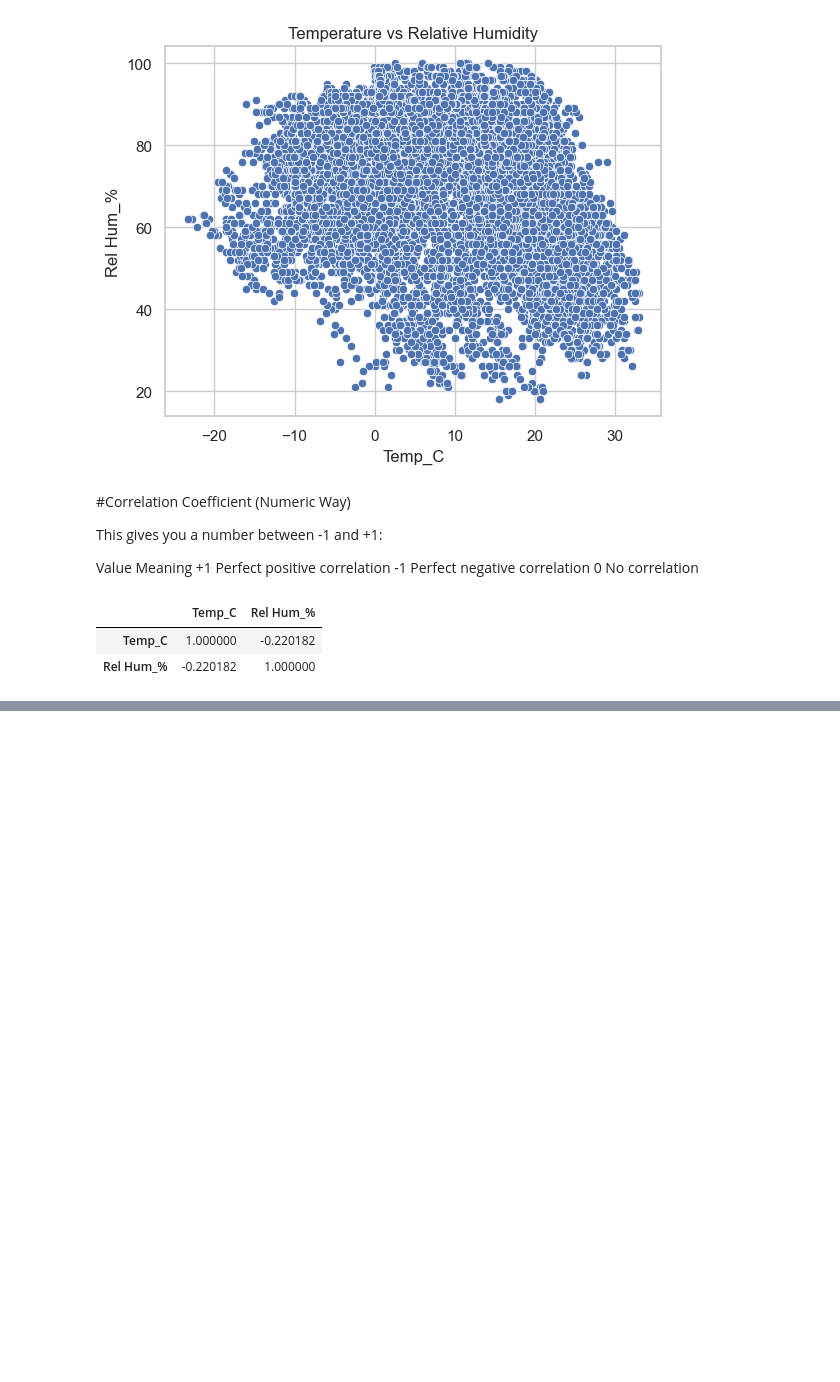
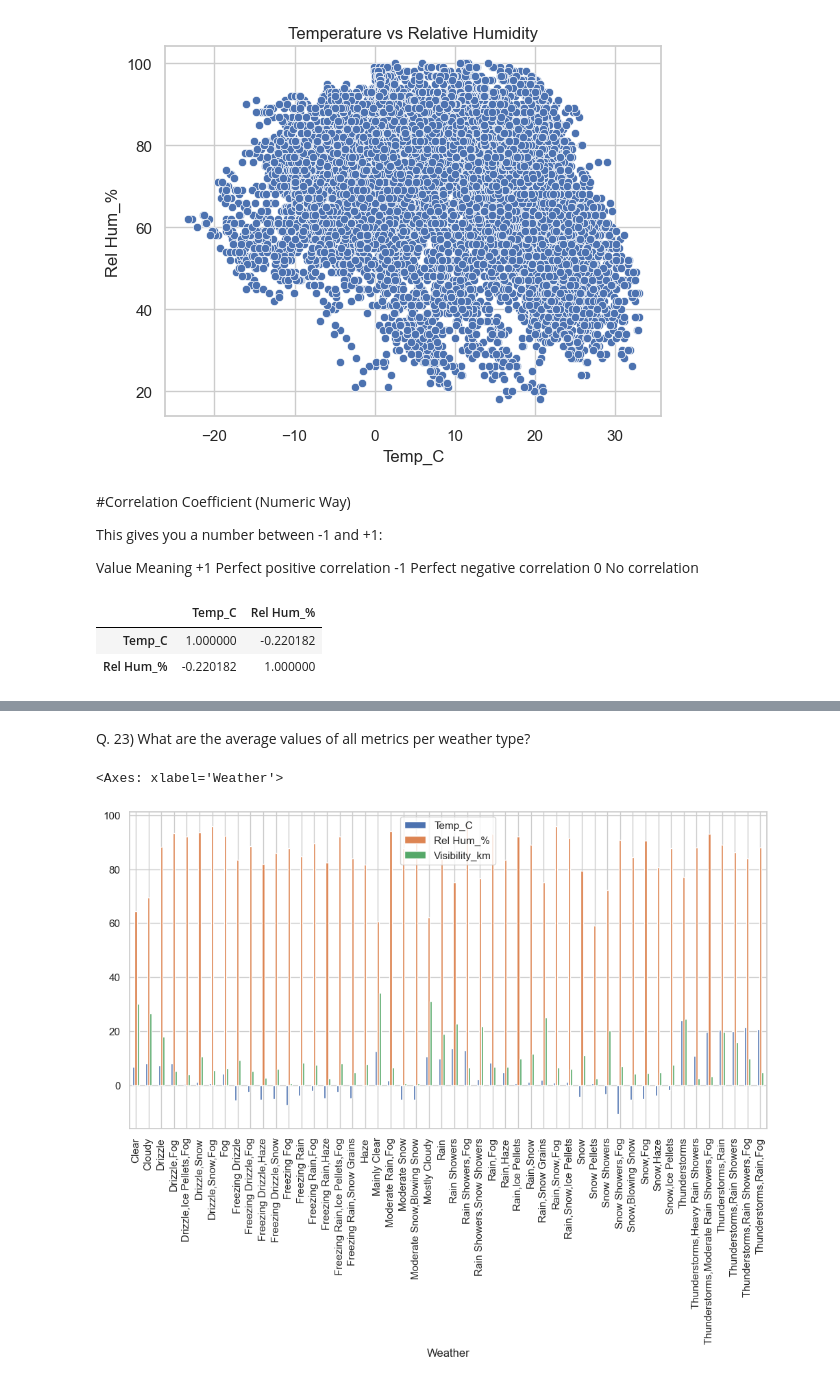
Before and after one commit to ShawnMuktadir/Weather-Data-Analysis, a Jupyter notebook: project 1 - weather.ipynb, the cells around one changed output, grey strips where cells are left out. Drawn from its saved outputs; the diff is of its cells as text; code cells hidden in the pictures; blank space fills up the shorter version.

```diff
--- a/project 1 - weather.ipynb
+++ b/project 1 - weather.ipynb
@@ -576,0 +611,8 @@ data[['Temp_C', 'Rel Hum_%']].corr()
+# %% [markdown]
+Q. 23) What are the average values of all metrics per weather type?
+# %%
+grouped = data.groupby('Weather')[['Temp_C', 'Rel Hum_%', 'Visibility_km']].mean()
+grouped.plot(kind='bar', figsize=(12,6))
+# %% [output]
+<Axes: xlabel='Weather'>
+[figure, added]
```
Also changed, not shown: parts of 6 cells of this notebook.
